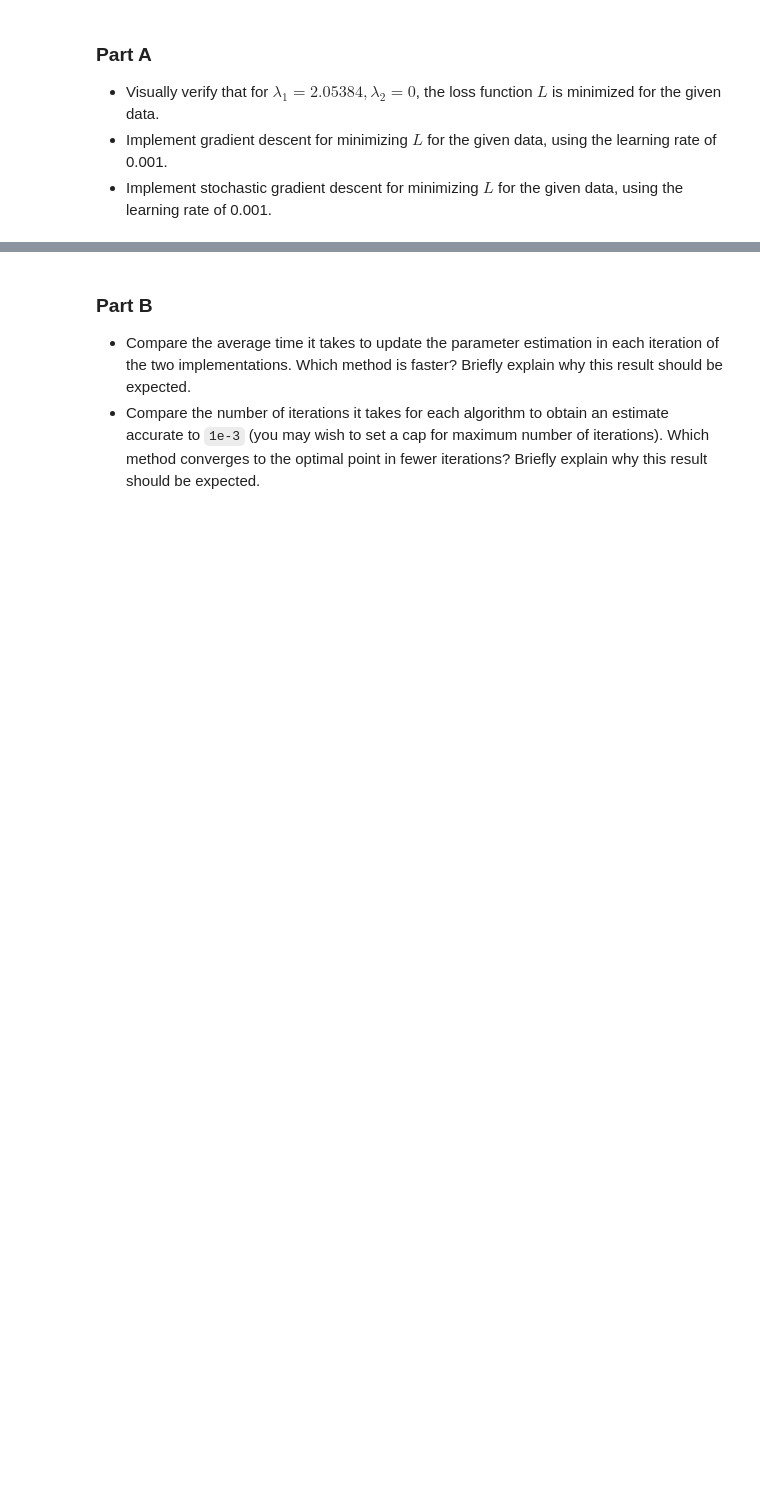
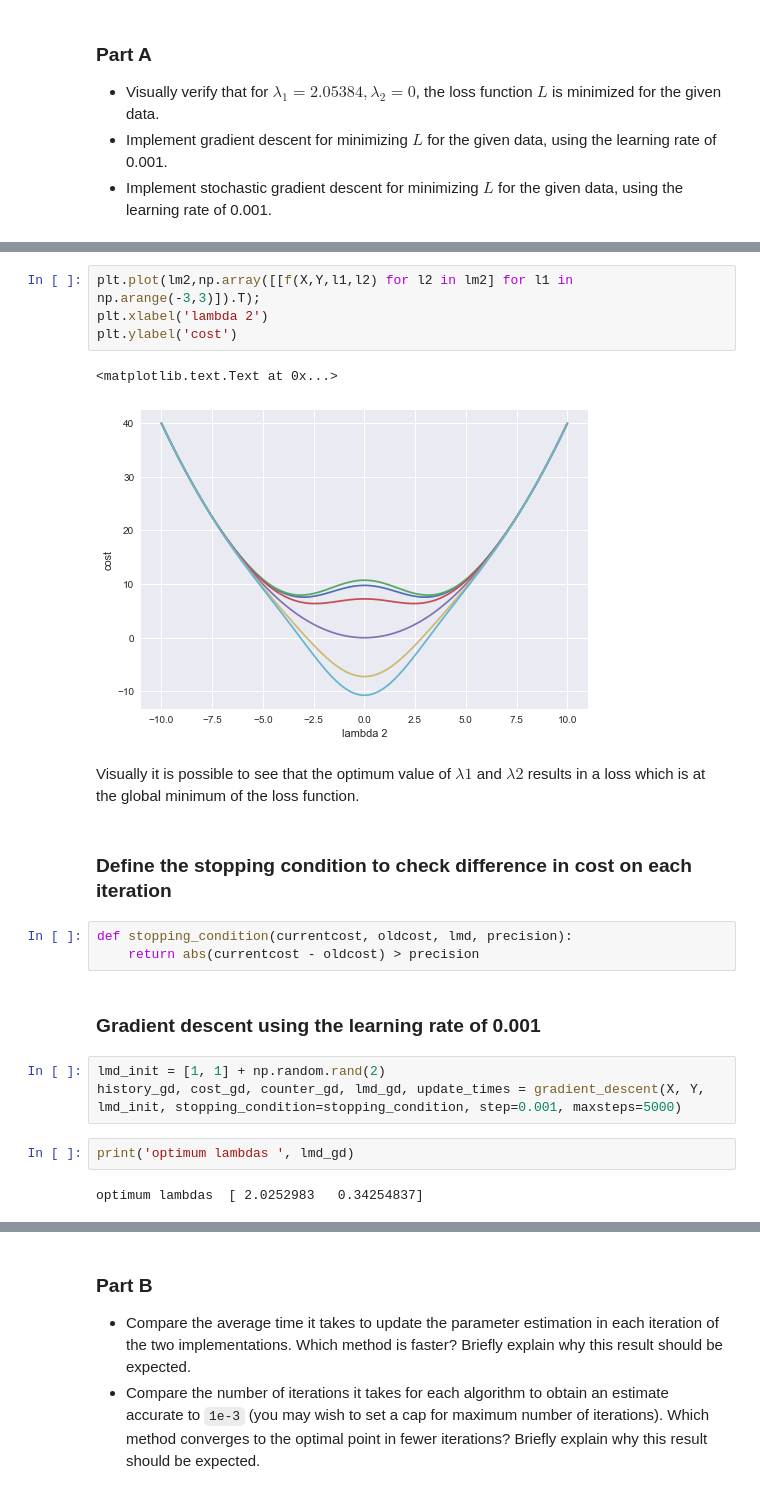
Before and after one commit to nikhilaravi/am207, a Jupyter notebook: AM207_HW3_1.ipynb, the cells around one changed output, grey strips where cells are left out. Drawn from its saved outputs; the diff is of its cells as text; blank space fills up the shorter version.

```diff
--- a/AM207_HW3_1.ipynb
+++ b/AM207_HW3_1.ipynb
@@ -87,0 +245,23 @@ ax.contour(L1, L2, Z, 20, color='b', alpha=0.5, offset=0, stride=30)
+# %%
+plt.plot(lm2,np.array([[f(X,Y,l1,l2) for l2 in lm2] for l1 in np.arange(-3,3)]).T);
+plt.xlabel('lambda 2')
+plt.ylabel('cost')
+# %% [output]
+<matplotlib.text.Text at 0x...>
+[figure, added]
+# %% [markdown]
+Visually it is possible to see that the optimum value of $\lambda 1$ and $\lambda 2$ results in a loss which is at the global minimum of the loss function.
+# %% [markdown]
+### Define the stopping condition to check difference in cost on each iteration
+# %%
+def stopping_condition(currentcost, oldcost, lmd, precision):
+    return abs(currentcost - oldcost) > precision
+# %% [markdown]
+### Gradient descent using the learning rate of 0.001
+# %%
+lmd_init = [1, 1] + np.random.rand(2)
+history_gd, cost_gd, counter_gd, lmd_gd, update_times = gradient_descent(X, Y, lmd_init, stopping_condition=stopping_condition, step=0.001, maxsteps=5000)
+# %%
+print('optimum lambdas ', lmd_gd)
+# %% [output]
+optimum lambdas  [ 2.0252983   0.34254837]
```
Also changed, not shown: parts of 42 cells of this notebook, 1 other file.
